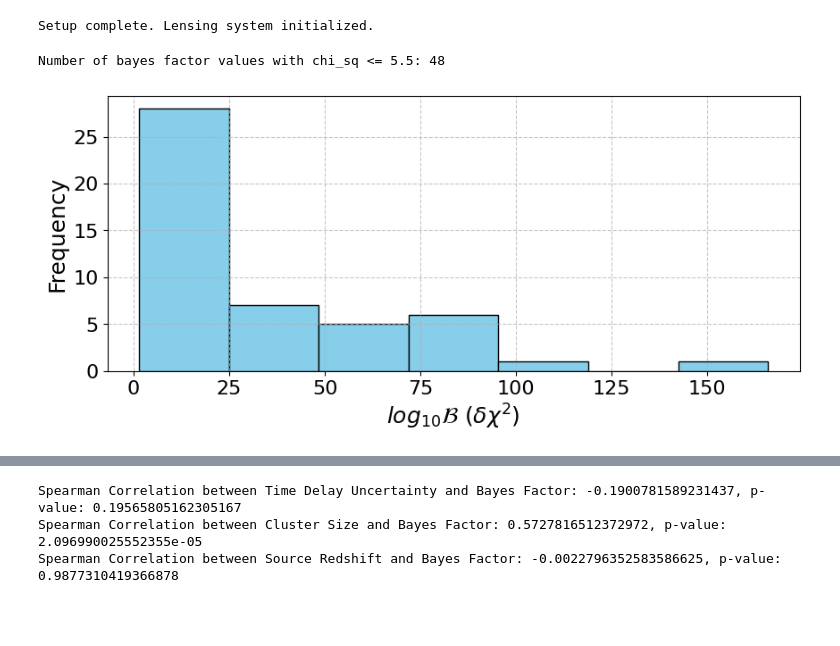
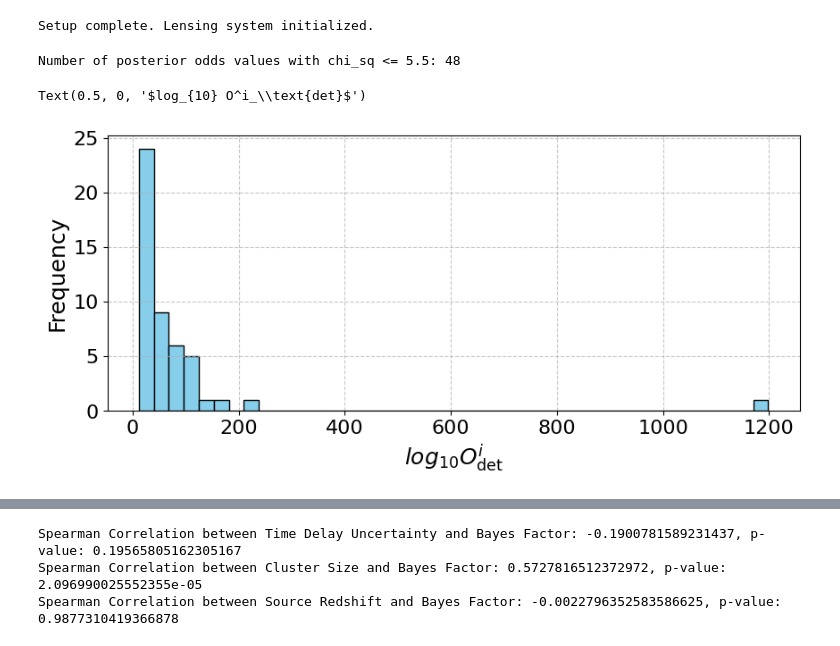
Before and after one commit to diceandcats/GWlensing_Brian, a Jupyter notebook: process_result.ipynb, the cells around one changed output, grey strips where cells are left out. Cells and saved outputs as stored; diff of their text form; code cells hidden in the pictures; blank space fills up the shorter version.

```diff
--- a/process_result.ipynb
+++ b/process_result.ipynb
@@ -177,39 +177,40 @@ merged_data['bayes_factor'] = bayes_factors
 merged_data.to_csv('src_pos_tidy_xyz.csv', index=False)
 # %%
 # making the bayes factor histogram plot
-data = pd.read_csv('src_pos_tidy_xyz.csv')
-bayes_factors = data['bayes_factor'].values
+data = pd.read_csv('src_pos_tidy_xy.csv')
+posterior_odds = data['posterior_odds'].values
 # opt out the bayes_factor values if the value of chi_sq in the same row is larger than 100
 chi_sq_values = data['chi_sq'].values
-bayes_factors = bayes_factors[chi_sq_values <= 5.5] # type: ignore
-print(f"Number of bayes factor values with chi_sq <= 5.5: {len(bayes_factors)}")
-# bayes_factor are in ln base, change to log 10 base
-bayes_factors *= np.log10(np.e)
-#print(bayes_factors)
+posterior_odds = posterior_odds[chi_sq_values <= 5.5] # type: ignore
+print(f"Number of posterior odds values with chi_sq <= 5.5: {len(posterior_odds)}")
+# posterior_odds are in ln base, change to log 10 base
+posterior_odds = posterior_odds * np.log10(np.e)
+#print(posterior_odds)
 
 # getting the bin number using Freedman-Diaconis rule
 def freedman_diaconis(data):
     q75, q25 = np.percentile(data, [75 ,25])
     iqr = q75 - q25
     bin_width = 2 * iqr * len(data) ** (-1/3)
     bin_count = int((data.max() - data.min()) / bin_width)
     return bin_count
 
 
 plt.figure(figsize=(10, 4))
-plt.hist(bayes_factors, color='skyblue', edgecolor='black', bins=freedman_diaconis(bayes_factors))
+plt.hist(posterior_odds, color='skyblue', edgecolor='black', bins=freedman_diaconis(posterior_odds))
 # add grid lines in x and y direction
 plt.grid(axis='x', linestyle='--', alpha=0.7)
 plt.grid(axis='y', linestyle='--', alpha=0.7)
 # set the font size of the ticks
 plt.tick_params(axis='both', which='major', labelsize=16)
 plt.ylabel('Frequency', fontsize=18)
-plt.xlabel(r'$log_{10} \mathcal{B}$ ($\delta \chi^2$)', fontsize=18)
+plt.xlabel(r'$log_{10} O^i_\text{det}$', fontsize=18)
 
-plt.savefig('Report images sem2/new/bayes_factor_histogram_xyz.pdf', bbox_inches='tight')
+#plt.savefig('Report images sem2/new/posterior_odds_histogram_xyz.pdf', bbox_inches='tight')
 # %% [output]
-Number of bayes factor values with chi_sq <= 5.5: 48
+Number of posterior odds values with chi_sq <= 5.5: 48
+Text(0.5, 0, '$log_{10} O^i_\\text{det}$')
-[figure, old version]
+[figure, new version]
 # %%
 import glob
 from matplotlib.ticker import MaxNLocator
```
Also changed, not shown: parts of 5 cells of this notebook, 8 other files.
